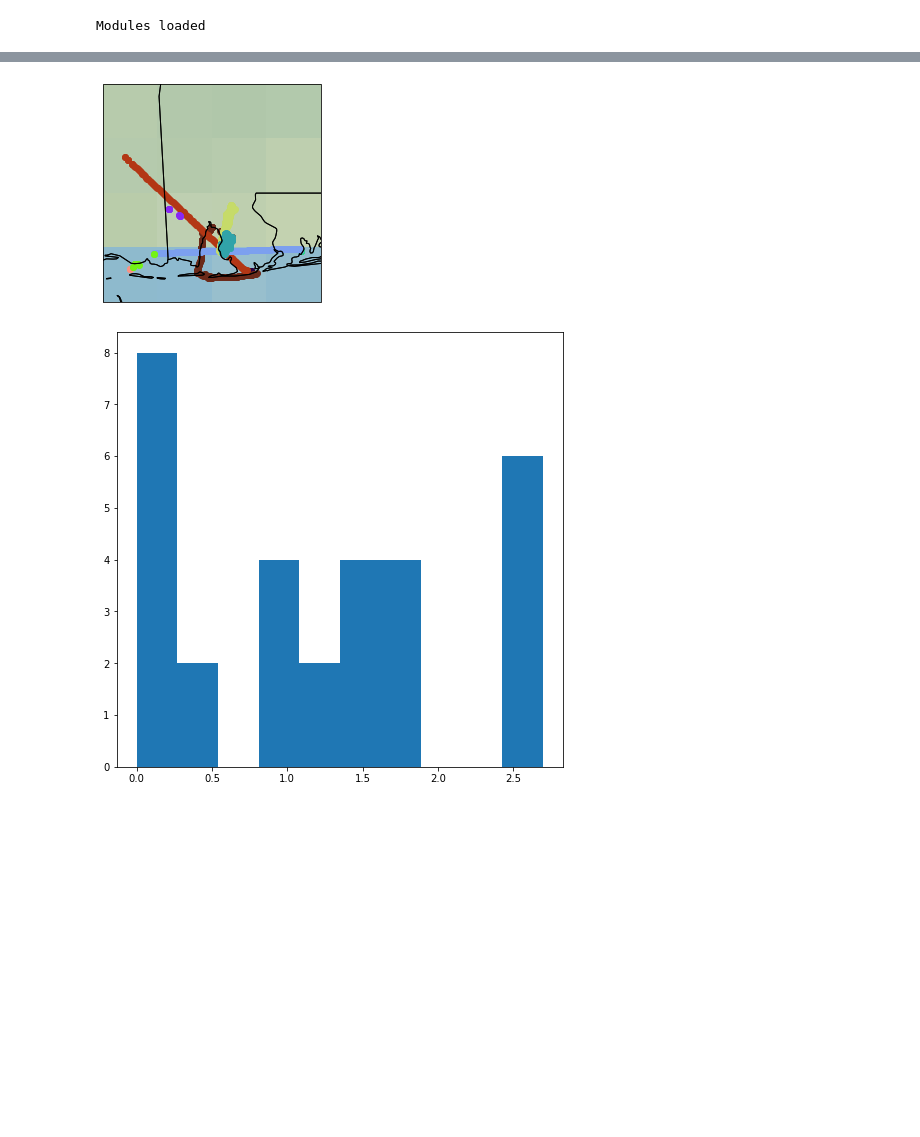
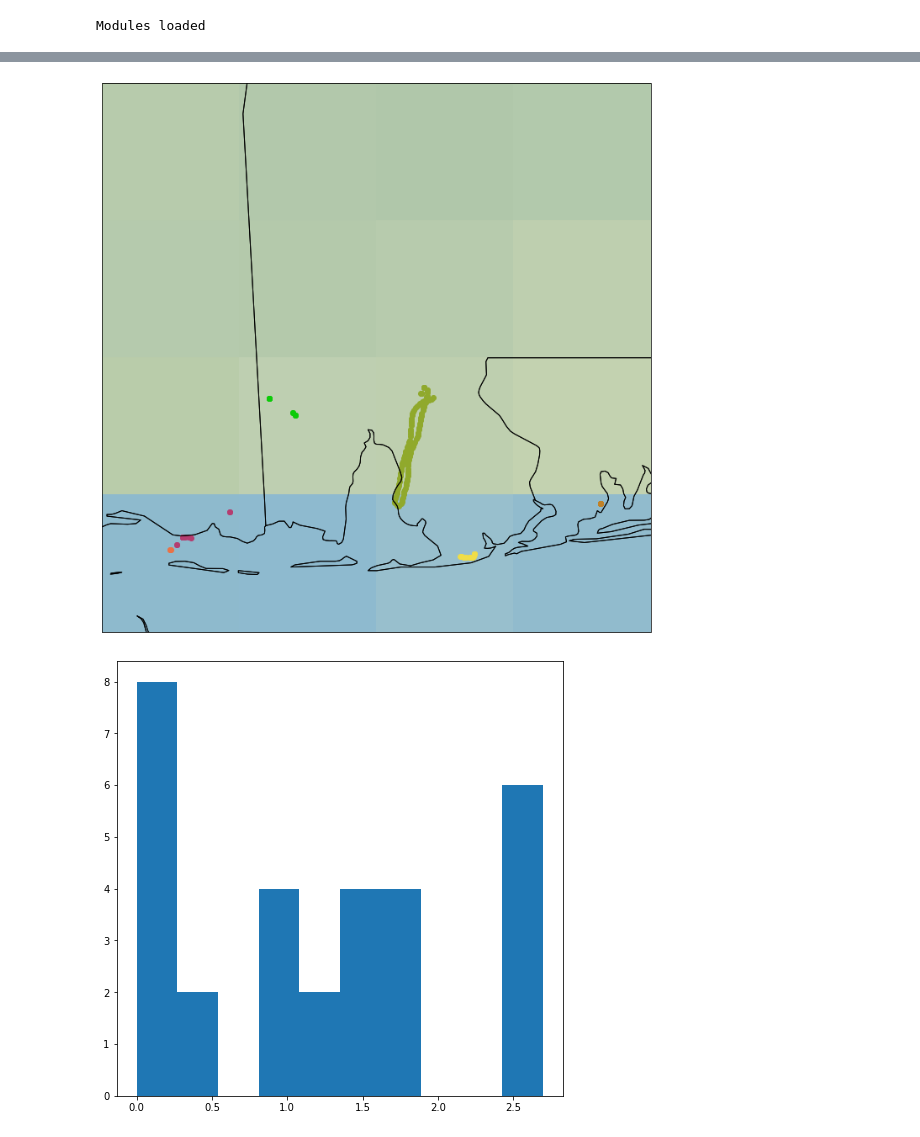
Before and after one commit to cw1521/CSC426-project, a Jupyter notebook: data-exploration3.ipynb, the cells around one changed output, grey strips where cells are left out. Saved outputs shown, nothing was run; the diff lists cells and outputs as text; code cells hidden in the pictures; blank space fills up the shorter version.

```diff
--- a/data-exploration3.ipynb
+++ b/data-exploration3.ipynb
@@ -68,17 +78,24 @@ b_box = (-89, -87, 30, 32)
 
 distances = []
 
+flight_coord_pairs = []
+
 for index, row in flightDf.iterrows():
     pos_vector_df = pd.DataFrame(row["pos_vector"])
     if in_bounds(pos_vector_df, b_box):
+        pos_vector_df["PosTime"] = pd.to_datetime(pos_vector_df.PosTime)
+        pos_vector_df.sort_values(by=["PosTime"])
         long, lat = pos_vector_df["Long"], pos_vector_df["Lat"]
         longArr = long.to_numpy()
         latArr = lat.to_numpy()
         coords = np.stack((longArr, latArr), axis=1)
 
         distance = get_distance(coords)
+        displacement = get_displacement(pos_vector_df)
+        coord_pair = (distance, displacement)
+        flight_coord_pairs.append(coord_pair)
         distances.append(distance)
-        if distance < 1.8:
+        if distance < 1.0:
 
             r = random.random()
             b = random.random()
@@ -92,32 +109,37 @@ plt.show()
 # %%
 ax = plt.axes(projection=ccrs.PlateCarree())
 ax.set_extent(b_box, crs=ccrs.PlateCarree())
 plt.rcParams["figure.figsize"] = (8,8)
 ax.coastlines()
 ax.stock_img()
 ax.add_feature(cfeature.STATES)
 
+flightRows = []
+
+
 for index, row in flightDf.iterrows():
     pos_vector_df = pd.DataFrame(row["pos_vector"])
     if in_bounds(pos_vector_df, b_box):
+        pos_vector_df["PosTime"] = pd.to_datetime(pos_vector_df.PosTime)
+        pos_vector_df.sort_values(by=["PosTime"])
         long, lat = pos_vector_df["Long"], pos_vector_df["Lat"]
         longArr = long.to_numpy()
         latArr = lat.to_numpy()
         coords = np.stack((longArr, latArr), axis=1)
 
         distance = get_distance(coords)
         distances.append(distance)
-        if distance < 1.8:
-
+        if distance < 1.0:
+            flightRows.append(row)
             r = random.random()
             b = random.random()
             g = random.random()
             color = (r, g, b)
             plt.scatter(longArr, latArr, color=color)
 
 plt.show()
 # %% [output]
-[figure, old version]
+[figure, new version]
 # %%
 plt.hist(distances)
 plt.show()
```
Also changed, not shown: parts of 9 cells of this notebook, 1 other file.
